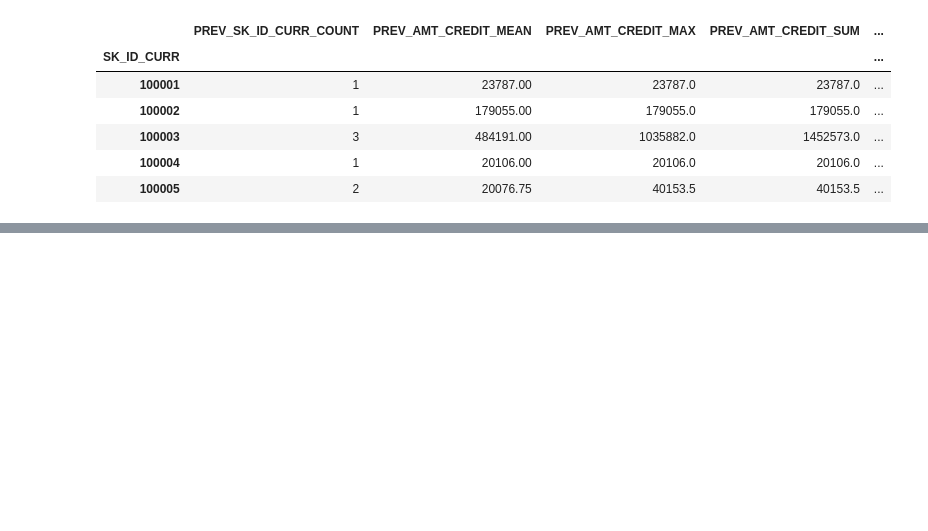
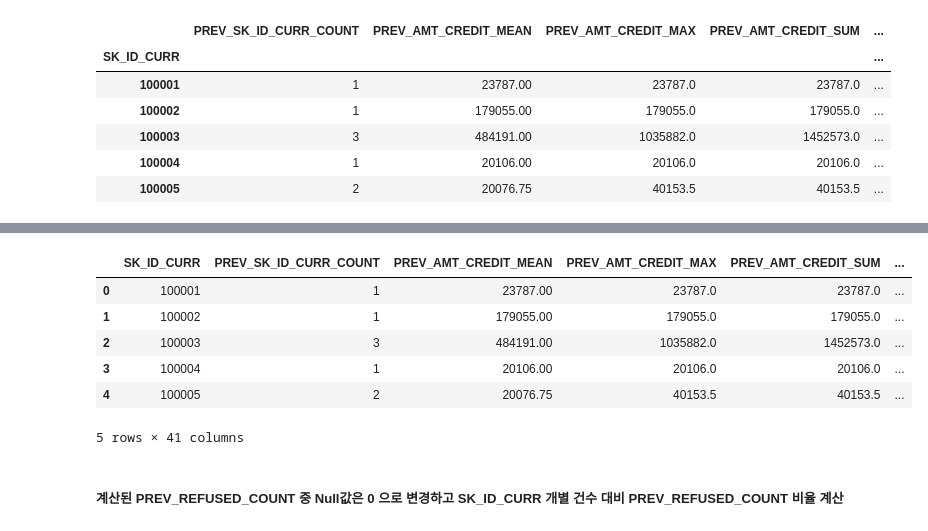
Before and after one commit to minglet/ML_study, a Jupyter notebook: advanced_kaggle/prev_baseline.ipynb, the cells around one changed output, grey strips where cells are left out. Saved outputs shown, nothing was run; the diff lists cells and outputs as text; code cells hidden in the pictures; blank space fills up the shorter version.

```diff
--- a/advanced_kaggle/prev_baseline.ipynb
+++ b/advanced_kaggle/prev_baseline.ipynb
@@ -329,0 +369,26 @@ prev_amt_agg.head()
+# %%
+# 새롭게 생성된 대출 신청액 대비 다른 금액 차이 및 비율로 aggregation 수행.
+agg_dict = {
+     # 기존 컬럼.
+    'SK_ID_CURR':['count'],
+    'AMT_CREDIT':['mean', 'max', 'sum'],
+    'AMT_ANNUITY':['mean', 'max', 'sum'],
+    'AMT_APPLICATION':['mean', 'max', 'sum'],
+    'AMT_DOWN_PAYMENT':['mean', 'max', 'sum'],
+    'AMT_GOODS_PRICE':['mean', 'max', 'sum'],
+    'RATE_DOWN_PAYMENT': ['min', 'max', 'mean'],
+    'DAYS_DECISION': ['min', 'max', 'mean'],
+    'CNT_PAYMENT': ['mean', 'sum'],
+    # 가공 컬럼
+    'PREV_CREDIT_DIFF':['mean', 'max', 'sum'],
+    'PREV_CREDIT_APPL_RATIO':['mean', 'max'],
+    'PREV_GOODS_DIFF':['mean', 'max', 'sum'],
+    'PREV_GOODS_APPL_RATIO':['mean', 'max'],
+    'PREV_DAYS_LAST_DUE_DIFF':['mean', 'max', 'sum'],
+    'PREV_INTERESTS_RATE':['mean', 'max']
+}
+
+prev_group = prev.groupby('SK_ID_CURR')
+prev_amt_agg = prev_group.agg(agg_dict)
+
+prev_amt_agg.columns = ["PREV_"+"_".join(x).upper() for x in prev_amt_agg.columns.ravel()]
@@ -329,0 +460,19 @@ prev_amt_agg.head()
+# %%
+# prev_amt_agg.merge(prev_refused_agg, on='SK_ID_CURR', how='left')
+# 위 처럼 바로하면 prev_refuesed_agg는 시리즈 타입인데 prev_amt_agg는 데이터프레임임
+# 그래서 reset_index로 시리즈 타입의 name을 지정해주고 넘어가야함
+pd.DataFrame(prev_refused_agg)
+prev_refused_agg = prev_refused_agg.reset_index(name='PREV_REFUSED_COUNT')
+prev_amt_agg = prev_amt_agg.reset_index()
+prev_amt_refused_agg = prev_amt_agg.merge(prev_refused_agg, on='SK_ID_CURR', how='left')
+prev_amt_refused_agg.head()
+# %% [output]
+|  | SK_ID_CURR | PREV_SK_ID_CURR_COUNT | PREV_AMT_CREDIT_MEAN | PREV_AMT_CREDIT_MAX | PREV_AMT_CREDIT_SUM | ... |
+| 0 | 100001 | 1 | 23787.00 | 23787.0 | 23787.0 | ... |
+| 1 | 100002 | 1 | 179055.00 | 179055.0 | 179055.0 | ... |
+| 2 | 100003 | 3 | 484191.00 | 1035882.0 | 1452573.0 | ... |
+| 3 | 100004 | 1 | 20106.00 | 20106.0 | 20106.0 | ... |
+| 4 | 100005 | 2 | 20076.75 | 40153.5 | 40153.5 | ... |
+5 rows × 41 columns
+# %% [markdown]
+##### 계산된 PREV_REFUSED_COUNT 중 Null값은 0 으로 변경하고 SK_ID_CURR 개별 건수 대비 PREV_REFUSED_COUNT 비율 계산
```
Also changed, not shown: parts of 20 cells of this notebook.
